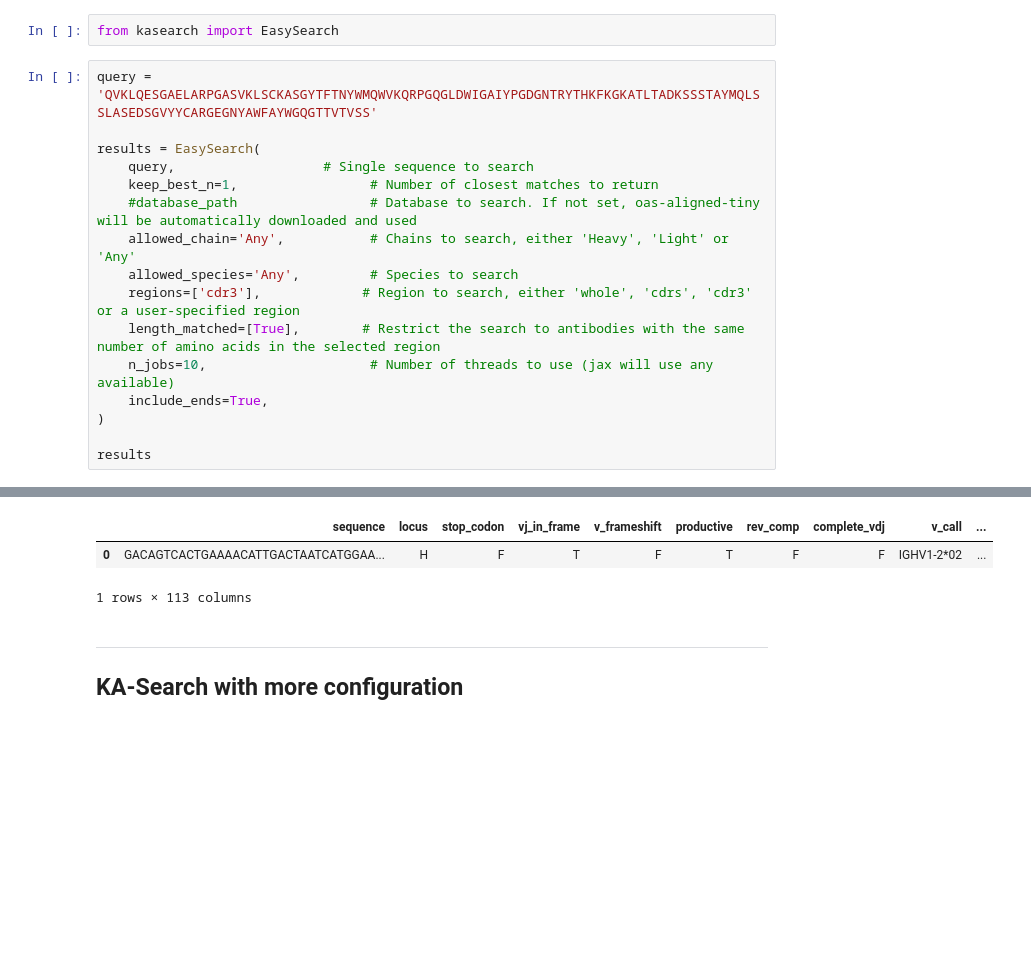
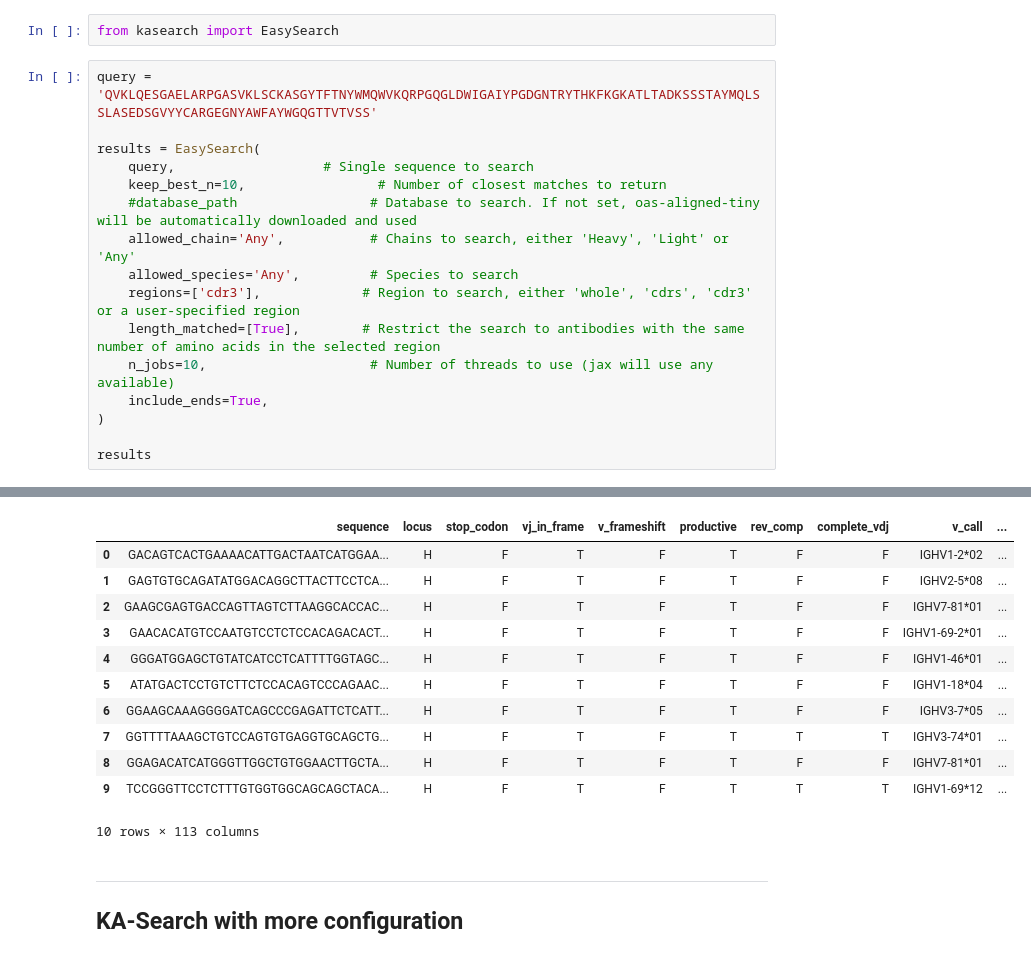
Before and after one commit to TobiasHeOl/kasearch, a Jupyter notebook: notebooks/examples.ipynb, the cells around one changed output, grey strips where cells are left out. Drawn from its saved outputs; the diff is of its cells as text; blank space fills up the shorter version.

```diff
--- a/notebooks/examples.ipynb
+++ b/notebooks/examples.ipynb
@@ -9,7 +9,7 @@ query = 'QVKLQESGAELARPGASVKLSCKASGYTFTNYWMQWVKQRPGQGLDWIGAIYPGDGNTRYTHKFKGKATLT
 
 results = EasySearch(
     query,                   # Single sequence to search
-    keep_best_n=1,                 # Number of closest matches to return
+    keep_best_n=10,                 # Number of closest matches to return
     #database_path                 # Database to search. If not set, oas-aligned-tiny will be automatically downloaded and used
     allowed_chain='Any',           # Chains to search, either 'Heavy', 'Light' or 'Any'
     allowed_species='Any',         # Species to search
@@ -24,6 +26,15 @@ results
 |  | sequence | locus | stop_codon | vj_in_frame | v_frameshift | productive | rev_comp | complete_vdj | v_call | ... |
 | 0 | GACAGTCACTGAAAACATTGACTAATCATGGAA... | H | F | T | F | T | F | F | IGHV1-2*02 | ... |
+| 1 | GAGTGTGCAGATATGGACAGGCTTACTTCCTCA... | H | F | T | F | T | F | F | IGHV2-5*08 | ... |
+| 2 | GAAGCGAGTGACCAGTTAGTCTTAAGGCACCAC... | H | F | T | F | T | F | F | IGHV7-81*01 | ... |
+| 3 | GAACACATGTCCAATGTCCTCTCCACAGACACT... | H | F | T | F | T | F | F | IGHV1-69-2*01 | ... |
+| 4 | GGGATGGAGCTGTATCATCCTCATTTTGGTAGC... | H | F | T | F | T | F | F | IGHV1-46*01 | ... |
+| 5 | ATATGACTCCTGTCTTCTCCACAGTCCCAGAAC... | H | F | T | F | T | F | F | IGHV1-18*04 | ... |
+| 6 | GGAAGCAAAGGGGATCAGCCCGAGATTCTCATT... | H | F | T | F | T | F | F | IGHV3-7*05 | ... |
+| 7 | GGTTTTAAAGCTGTCCAGTGTGAGGTGCAGCTG... | H | F | T | F | T | T | T | IGHV3-74*01 | ... |
+| 8 | GGAGACATCATGGGTTGGCTGTGGAACTTGCTA... | H | F | T | F | T | F | F | IGHV7-81*01 | ... |
+| 9 | TCCGGGTTCCTCTTTGTGGTGGCAGCAGCTACA... | H | F | T | F | T | T | T | IGHV1-69*12 | ... |
-1 rows × 113 columns
+10 rows × 113 columns
 # %% [markdown]
 ------------------
 ## **KA-Search with more configuration**
```
Also changed, not shown: parts of 3 cells of this notebook, 6 other files.
